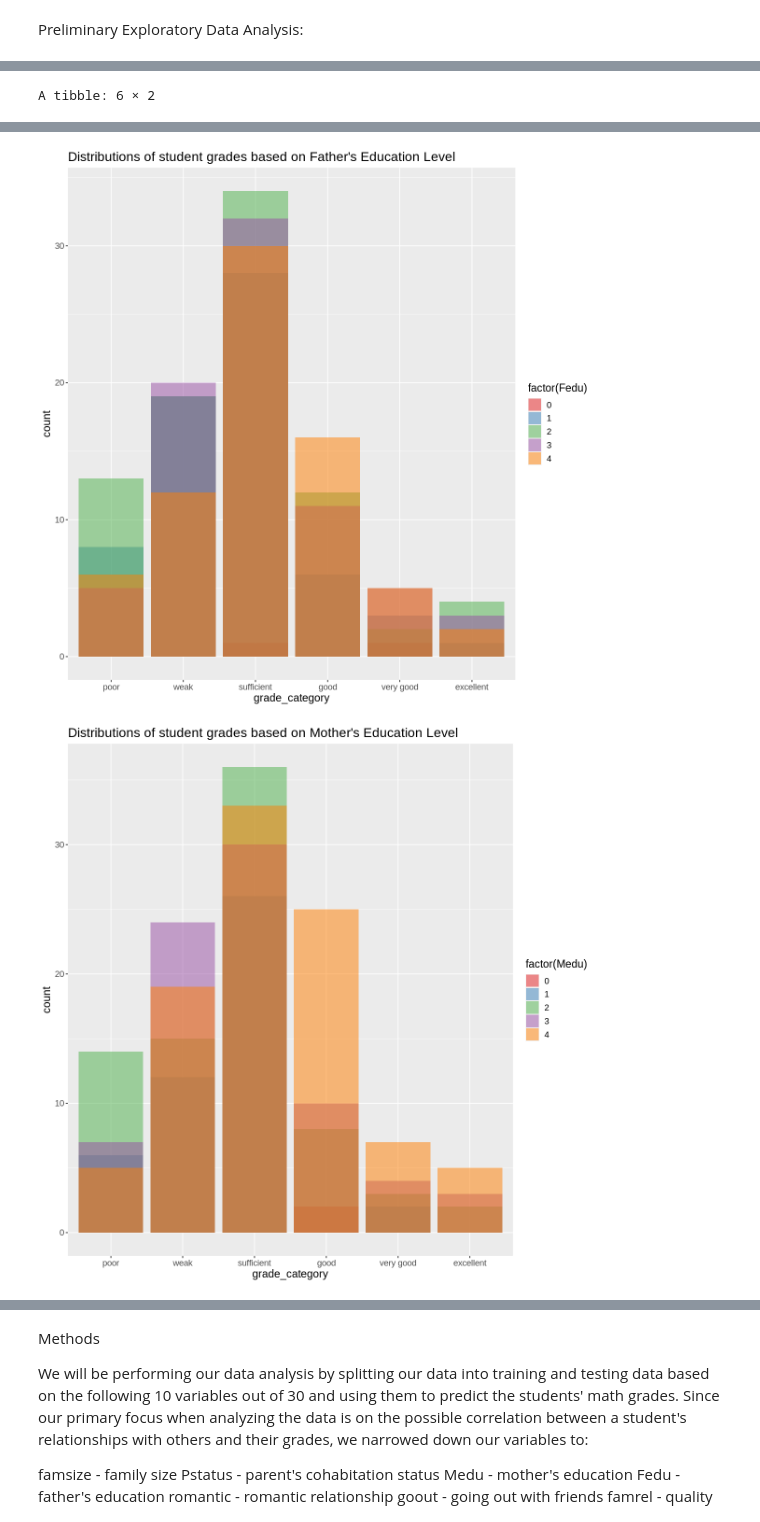
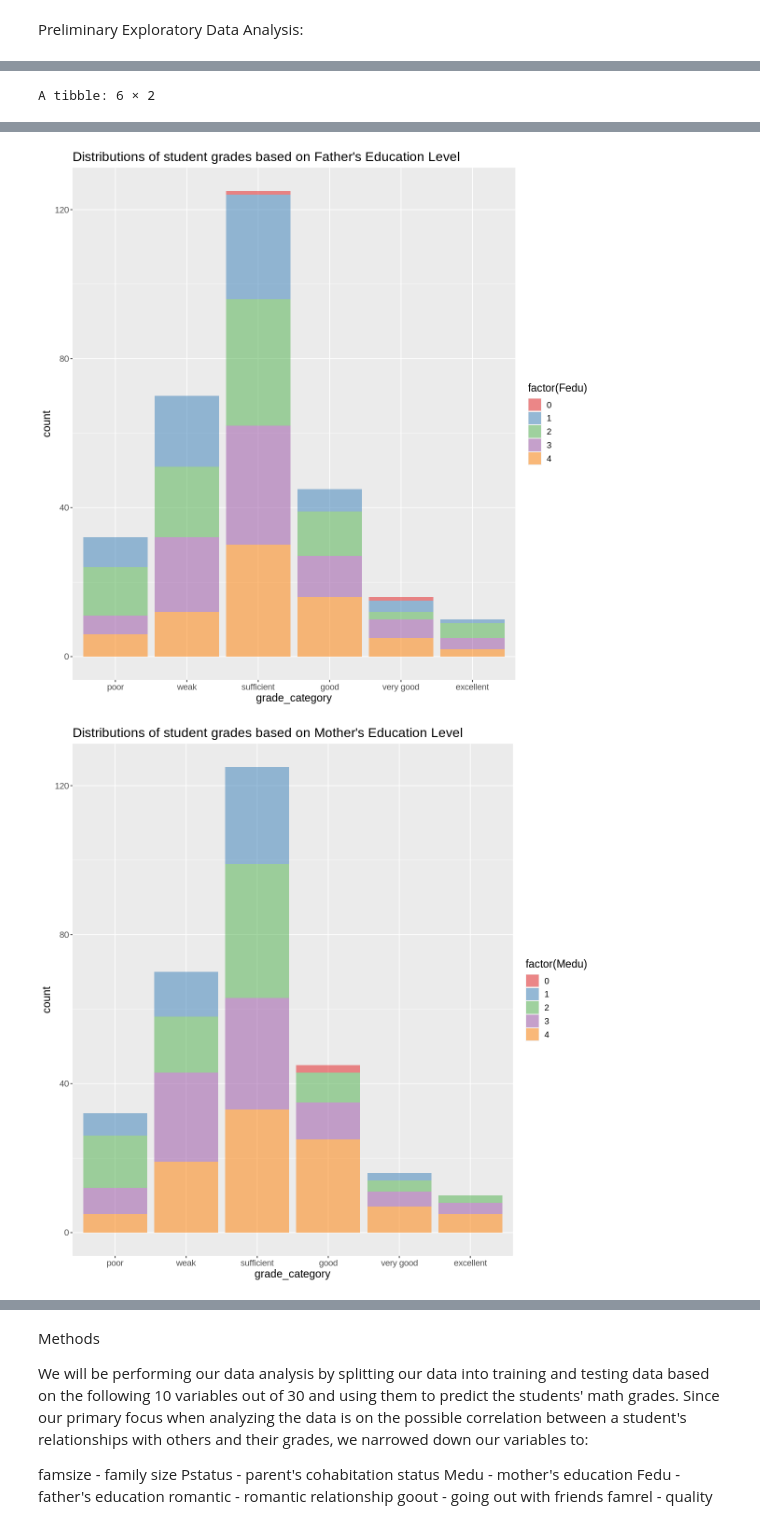
Before and after one commit to nishant-sr/StudentGrades_Project, a Jupyter notebook: proposal.ipynb, the cells around one changed output, grey strips where cells are left out. Cells and saved outputs as stored; diff of their text form; code cells hidden in the pictures.

Commit message:
Fixed bar graphs

```diff
--- a/proposal.ipynb
+++ b/proposal.ipynb
@@ -53,7 +71,7 @@ grades_summary
 # education)
 edu_plot_father <- grades_train %>%
     ggplot(aes(x = grade_category, fill = factor(Fedu))) +
-    geom_bar(position = "identity", alpha = 0.5) +
+    geom_bar(position = "stack", alpha = 0.5) +
     theme(text = element_text(size = 14)) +
     ggtitle("Distributions of student grades based on Father's Education Level") +
     scale_fill_brewer(palette = 'Set1')
@@ -61,7 +79,7 @@ edu_plot_father <- grades_train %>%
 # grade distributions based on mother's education level
 edu_plot_mother <- grades_train %>%
     ggplot(aes(x = grade_category, fill = factor(Medu))) +
-    geom_bar(position = "identity", alpha = 0.5) +
+    geom_bar(position = "stack", alpha = 0.5) +
     theme(text = element_text(size = 14)) +
     ggtitle("Distributions of student grades based on Mother's Education Level") +
     scale_fill_brewer(palette = 'Set1')
@@ -69,7 +87,7 @@ edu_plot_mother <- grades_train %>%
 # grade distributions based on family size (binary: 'LE3' - less or equal to 3 or 'GT3' - greater than 3)
 famsize_plot <- grades_train %>%
     ggplot(aes(x = grade_category, fill = factor(famsize))) +
-    geom_bar(position = "identity", alpha = 0.5) +
+    geom_bar(position = "stack", alpha = 0.5) +
     theme(text = element_text(size = 14)) +
     ggtitle("Distributions of student grades based on Family Size") +
     scale_fill_brewer(palette = 'Set1')
@@ -77,7 +95,7 @@ famsize_plot <- grades_train %>%
 # grade distributions based on parent's cohabitation status (binary: 'T' - living together or 'A' - apart)
 pstatus_plot <- grades_train %>%
     ggplot(aes(x = grade_category, fill = factor(Pstatus))) +
-    geom_bar(position = "identity", alpha = 0.5) +
+    geom_bar(position = "stack", alpha = 0.5) +
     theme(text = element_text(size = 14)) +
     ggtitle("Distributions of student grades Based on Parental Cohabitation Status") +
     scale_fill_brewer(palette = 'Set1')
@@ -85,7 +103,7 @@ pstatus_plot <- grades_train %>%
 # grade distributions based on frequency of going outwith friends (numeric: from 1 - very low to 5 - very high)
 goout_plot <- grades_train %>%
     ggplot(aes(x = grade_category, fill = factor(goout))) +
-    geom_bar(position = "identity", alpha = 0.5) +
+    geom_bar(position = "stack", alpha = 0.5) +
     theme(text = element_text(size = 14)) +
     ggtitle("Distributions of student grades Based on Going out Frequency") +
     scale_fill_brewer(palette = 'Set1')
@@ -93,7 +111,7 @@ goout_plot <- grades_train %>%
 # grade distributions based on presence/absence of a romantic relationship (binary: yes or no)
 romantic_plot <- grades_train %>%
     ggplot(aes(x = grade_category, fill = factor(romantic))) +
-    geom_bar(position = "identity", alpha = 0.5) +
+    geom_bar(position = "stack", alpha = 0.5) +
     theme(text = element_text(size = 14)) +
     ggtitle("Distributions of student grades Based on Romantic Relationship Status") +
     scale_fill_brewer(palette = 'Set1')
@@ -101,7 +119,7 @@ romantic_plot <- grades_train %>%
 # grade distributions based on free time after school (numeric: from 1 - very low to 5 - very high)
 freetime_plot <- grades_train %>%
     ggplot(aes(x = grade_category, fill = factor(freetime))) +
-    geom_bar(position = "identity", alpha = 0.5) +
+    geom_bar(position = "stack", alpha = 0.5) +
     theme(text = element_text(size = 14)) +
     ggtitle("Distributions of student grades Based on Amount of Free Time") +
     scale_fill_brewer(palette = 'Set1')
@@ -109,7 +127,7 @@ freetime_plot <- grades_train %>%
 # grade distributions based on extra paid classes within the course subject (binary: yes or no)
 paid_plot <- grades_train %>%
     ggplot(aes(x = grade_category, fill = factor(paid))) +
-    geom_bar(position = "identity", alpha = 0.5) +
+    geom_bar(position = "stack", alpha = 0.5) +
     theme(text = element_text(size = 14)) +
     ggtitle("Distributions of student grades Based on Presence/Absence of Paid Tutoring") +
     scale_fill_brewer(palette = 'Set1')
@@ -118,7 +136,7 @@ paid_plot <- grades_train %>%
 # grade distributions based on family educational support (binary: yes or no)
 famsup_plot <- grades_train %>%
     ggplot(aes(x = grade_category, fill = factor(famsup))) +
-    geom_bar(position = "identity", alpha = 0.5) +
+    geom_bar(position = "stack", alpha = 0.5) +
     theme(text = element_text(size = 14)) +
     ggtitle("Distributions of student grades Based on Family Educational Support") +
     scale_fill_brewer(palette = 'Set1')
@@ -126,7 +144,7 @@ famsup_plot <- grades_train %>%
 # grade distributions based on quality of family relationships (numeric: from 1 - very bad to 5 - excellent)
 famrel_plot <- grades_train %>%
     ggplot(aes(x = grade_category, fill = factor(famrel))) +
-    geom_bar(position = "identity", alpha = 0.5) +
+    geom_bar(position = "stack", alpha = 0.5) +
     theme(text = element_text(size = 14)) +
     ggtitle("Distributions of student grades Based on Quality of Family Relationships") +
     scale_fill_brewer(palette = 'Set1')
@@ -141,32 +159,32 @@ freetime_plot
 paid_plot
 famsup_plot
 famrel_plot
 # %% [output]
 Using ',' as decimal and '.' as grouping mark. Use read_delim() for more control.
 
 Parsed with column specification:
 cols(
   .default = col_character(),
   age = col_double(),
   Medu = col_double(),
   Fedu = col_double(),
   traveltime = col_double(),
   studytime = col_double(),
   failures = col_double(),
   famrel = col_double(),
 ... (10 lines left out)
 
 See spec(...) for full column specifications.
 
 `summarise()` ungrouping output (override with `.groups` argument)
 A tibble: 6 × 2
 | grade_category | n |
 | <fct> | <int> |
 | poor | 32 |
 | weak | 70 |
 | sufficient | 125 |
 | good | 45 |
 | very good | 16 |
 | excellent | 10 |
-[figure, old version]
+[figure, new version]
-[figure, old version]
+[figure, new version]
```
Also changed, not shown: parts of 2 cells of this notebook.
